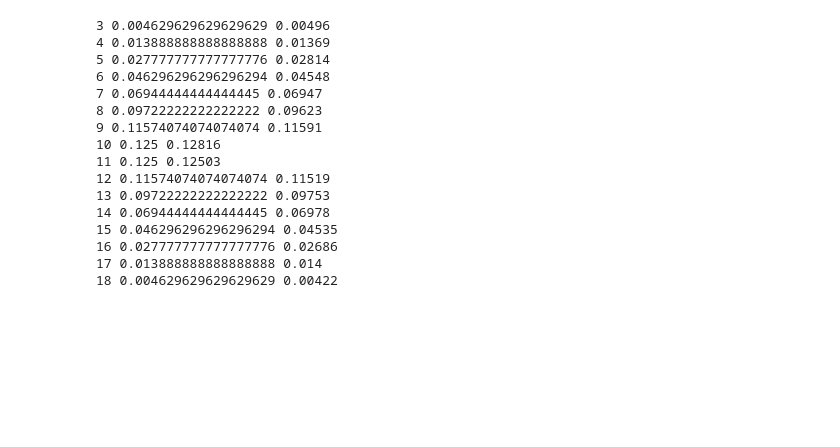
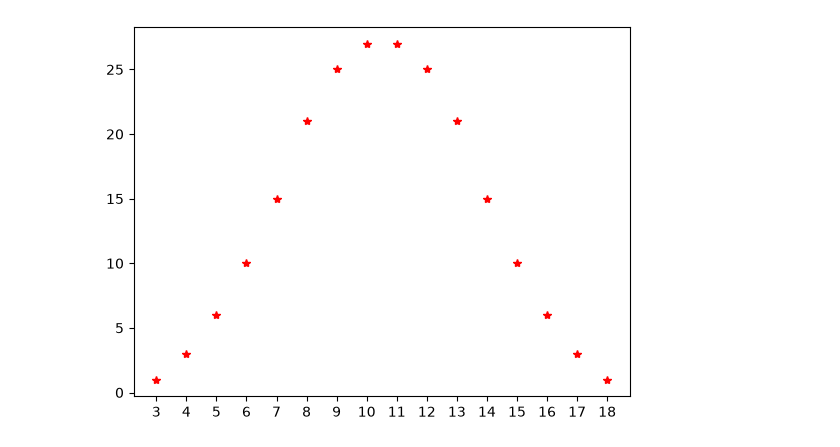
Before and after one commit to Theosux/UBB-Computer-Science, a Jupyter notebook: Anul_II/Sem_I/ProbabilitatiStatistica/Lab/Lab2/Lab2.ipynb, the cells around one changed output. Drawn from its saved outputs; the diff is of its cells as text; code cells hidden in the pictures; blank space fills up the shorter version.

```diff
--- a/Anul_II/Sem_I/ProbabilitatiStatistica/Lab/Lab2/Lab2.ipynb
+++ b/Anul_II/Sem_I/ProbabilitatiStatistica/Lab/Lab2/Lab2.ipynb
@@ -97,33 +97,21 @@ for N in [500, 1000, 2000]:
 ... (12 outputs left out)
-# %%
-from itertools import product
-from random import randint
-from matplotlib.pyplot import plot, grid, xticks, yticks, title, show
-exact = {s: 0 for s in range(3, 19)} #sume
-for z in product(range(1, 7), repeat=3): #toate tripletele posibile
-    exact[sum(z)] += 1 #suma
-
-N = 100000
-ss = {s: 0 for s in range(3, 19)}
-for _ in range(N):
-    ss[randint(1, 6) + randint(1, 6) + randint(1, 6)] += 1 #simulam zar
-
-for s in range(3, 19):
-    print(s, exact[s] / 216, ss[s] / N) #suma,probabilitate suma,frecventa relativa a sumei
-# %% [output]
-3 0.004629629629629629 0.00496
-4 0.013888888888888888 0.01369
-5 0.027777777777777776 0.02814
-6 0.046296296296296294 0.04548
-7 0.06944444444444445 0.06947
-8 0.09722222222222222 0.09623
-9 0.11574074074074074 0.11591
-10 0.125 0.12816
-11 0.125 0.12503
-12 0.11574074074074074 0.11519
-13 0.09722222222222222 0.09753
-14 0.06944444444444445 0.06978
-15 0.046296296296296294 0.04535
-16 0.027777777777777776 0.02686
-17 0.013888888888888888 0.014
-18 0.004629629629629629 0.00422
+# %%
+# Problema 1
+
+from itertools import product
+from random import randint
+from matplotlib.pyplot import plot, grid, xticks, yticks, title, show
+
+keys =[];
+for i in range(3, 19):
+    keys.append(i);
+
+sum_counts = dict.fromkeys(keys, 0);
+
+for roll in product(range(1, 7), repeat = 3):
+    sum_counts[sum(roll)] += 1;
+
+plot(sum_counts.keys(), sum_counts.values(), 'r*');
+xticks(range(3, 19));
+# %% [output]
+[figure, added]
```
Also changed, not shown: parts of 2 cells of this notebook, 17 other files.
